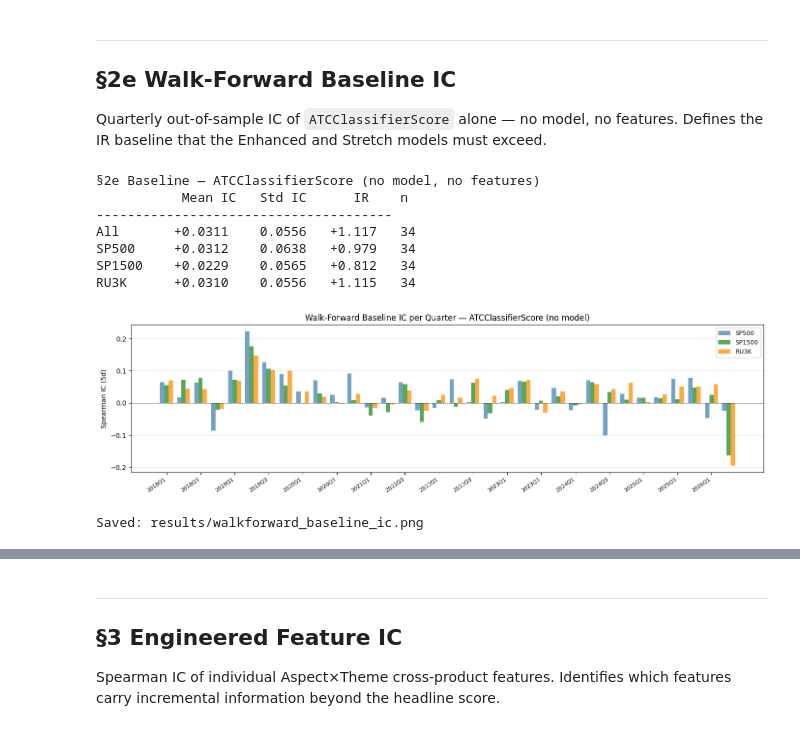
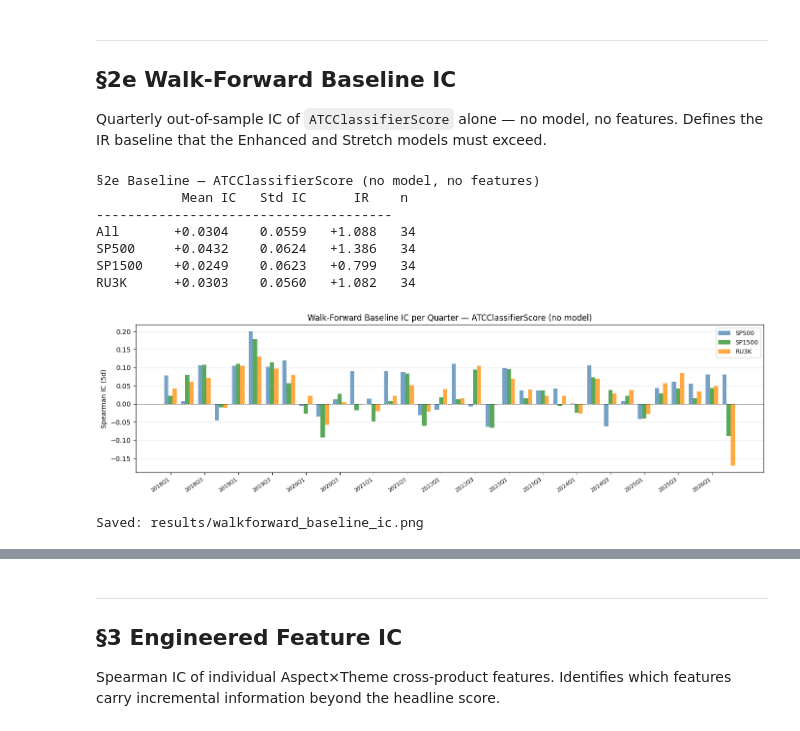
Before and after one commit to liny-r/NLP-Final-Assignment, a Jupyter notebook: 01_analysis.ipynb, the cells around one changed output, grey strips where cells are left out. Drawn from its saved outputs; the diff is of its cells as text; code cells hidden in the pictures.

```diff
--- a/01_analysis.ipynb
+++ b/01_analysis.ipynb
@@ -639,7 +656,7 @@ Saved: results/alpha_decay.png
 CADENCES = [
     ('D', 'Daily',   'return_1d',  252),
     ('W', 'Weekly',  'return_5d',    52),
-    ('M', 'Monthly', 'return_10d',   12),
+    ('M', 'Monthly', 'return_20d',   12),
 ]
 
 fig, axes = plt.subplots(3, 3, figsize=(18, 12))
@@ -705,7 +737,7 @@ axes[0].set_title('Net Sharpe by Universe × Cadence (quintile L/S)')
 cad_lookup = {
     'Daily':   ('D', 'return_1d',  252),
     'Weekly':  ('W', 'return_5d',   52),
-    'Monthly': ('M', 'return_10d',  12),
+    'Monthly': ('M', 'return_20d',  12),
 }
 print('=== Cadence robustness (net Sharpe by universe) ===')
 for uname in UNIVERSES:
@@ -819,7 +851,7 @@ Quantifies the implementation cost of the strategy across all three universes.
 fig, axes = plt.subplots(1, 3, figsize=(18, 4))
 
 for ax, (uname, ucol) in zip(axes, UNIVERSES.items()):
-    sub = df[df[ucol].fillna(False) & df['return_10d'].notna() &
+    sub = df[df[ucol].fillna(False) & df['return_20d'].notna() &
              df['ATCClassifierScore'].notna()].copy()
     sub['_period'] = sub['entry_date'].dt.to_period('M')
 
@@ -877,7 +909,7 @@ Saved: results/turnover_bar.png
 fig, axes = plt.subplots(2, 3, figsize=(18, 8))
 
 for col_idx, (uname, ucol) in enumerate(UNIVERSES.items()):
-    sub_exp = df[df[ucol].fillna(False) & df['return_10d'].notna() &
+    sub_exp = df[df[ucol].fillna(False) & df['return_20d'].notna() &
                  df['ATCClassifierScore'].notna()].copy()
     sub_exp['_period'] = sub_exp['entry_date'].dt.to_period('M')
 
@@ -948,7 +980,7 @@ for q in quarters:
     q_start = q.start_time
     q_end   = q.end_time
     test = df[(df['entry_date'] >= q_start) & (df['entry_date'] <= q_end) &
-              df['return_10d'].notna()]
+              df['return_20d'].notna()]
     if len(test) < 20:
         continue
     atc_ok = test['ATCClassifierScore'].notna()
@@ -956,14 +988,14 @@ for q in quarters:
         'quarter': q,
         'n_test':  len(test),
         'ic_atc':  (spearman_ic(test.loc[atc_ok, 'ATCClassifierScore'],
-                                test.loc[atc_ok, 'return_10d'])
+                                test.loc[atc_ok, 'return_20d'])
                     if atc_ok.sum() > 20 else np.nan),
     }
     for uname, ucol in UNIVERSES.items():
         sub = test[test[ucol].fillna(False)]
         ok  = sub['ATCClassifierScore'].notna()
         row[f'ic_{uname}'] = (spearman_ic(sub.loc[ok, 'ATCClassifierScore'],
-                                           sub.loc[ok, 'return_10d'])
+                                           sub.loc[ok, 'return_20d'])
                               if ok.sum() > 20 else np.nan)
     wf_base_rows.append(row)
 
@@ -980,38 +1012,38 @@ for label, col in [('All', 'ic_atc')] + [(u, f'ic_{u}') for u in UNIVERSES]:
 # ── Bar chart: quarterly IC per universe ──────────────────────────────────────
 idxs    = list(range(len(wf_base)))
 xlabels = [str(q) for q in wf_base.index]
 colors  = {'SP500': 'steelblue', 'SP1500': 'forestgreen', 'RU3K': 'darkorange'}
 width   = 0.25
 offsets = [-width, 0, width]
 
 fig, ax = plt.subplots(figsize=(14, 4))
 for (uname, ucol), offset in zip(UNIVERSES.items(), offsets):
     col = f'ic_{uname}'
     vals = wf_base[col].values
     ax.bar([x + offset for x in idxs], vals, width=width,
            alpha=0.75, color=colors[uname], label=uname)
 
 ax.axhline(0, color='black', lw=0.5, ls='--')
 step = max(1, len(idxs) // 12)
 ax.set_xticks(idxs[::step])
 ax.set_xticklabels(xlabels[::step], rotation=35, ha='right', fontsize=8)
 ax.set_ylabel('Spearman IC (5d)')
 ax.set_title('Walk-Forward Baseline IC per Quarter — ATCClassifierScore (no model)')
 ax.legend(fontsize=9)
 ax.grid(axis='y', alpha=0.3)
 plt.tight_layout()
 fig.savefig(RESULTS / 'walkforward_baseline_ic.png', dpi=150, bbox_inches='tight')
 plt.show()
 print('Saved: results/walkforward_baseline_ic.png')
 # %% [output]
 §2e Baseline — ATCClassifierScore (no model, no features)
            Mean IC   Std IC      IR    n
 --------------------------------------
-All       +0.0311    0.0556   +1.117   34
-SP500     +0.0312    0.0638   +0.979   34
-SP1500    +0.0229    0.0565   +0.812   34
-RU3K      +0.0310    0.0556   +1.115   34
+All       +0.0304    0.0559   +1.088   34
+SP500     +0.0432    0.0624   +1.386   34
+SP1500    +0.0249    0.0623   +0.799   34
+RU3K      +0.0303    0.0560   +1.082   34
-[figure, old version]
+[figure, new version]
 Saved: results/walkforward_baseline_ic.png
 # %% [markdown]
 ---
```
Also changed, not shown: parts of 39 cells of this notebook, 19 other files.
